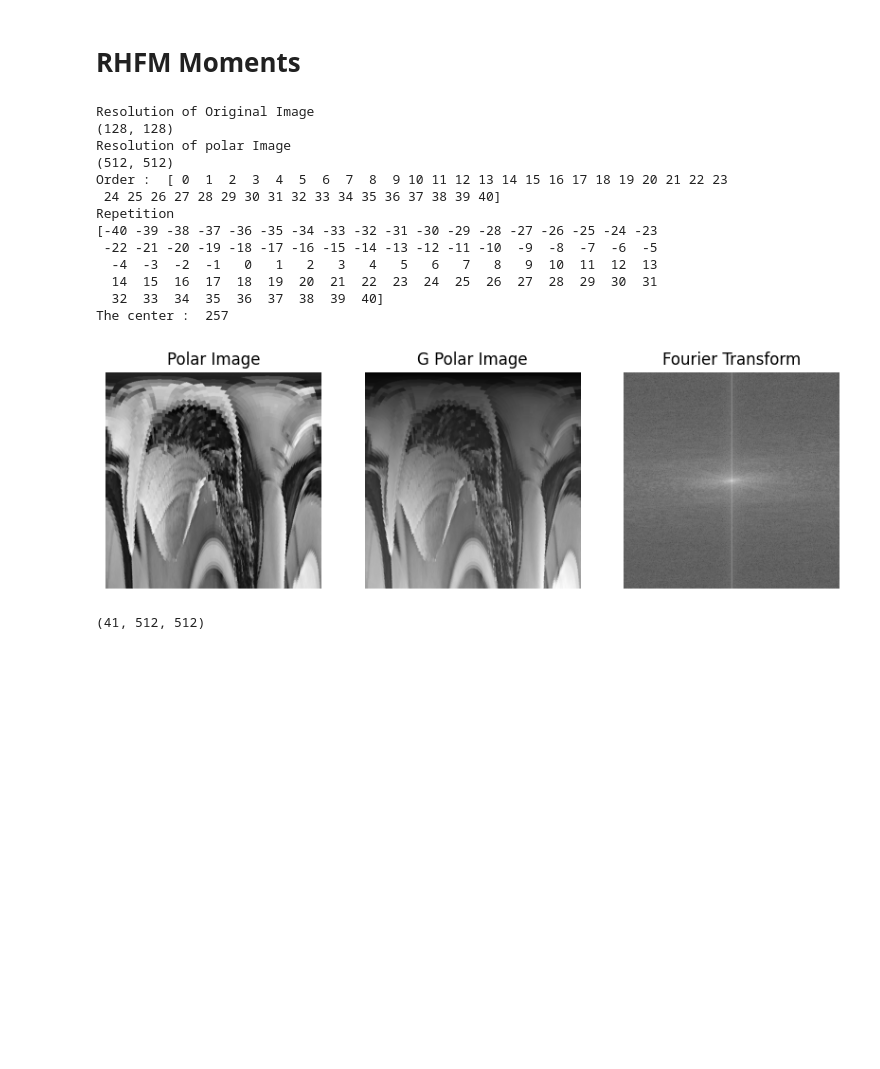
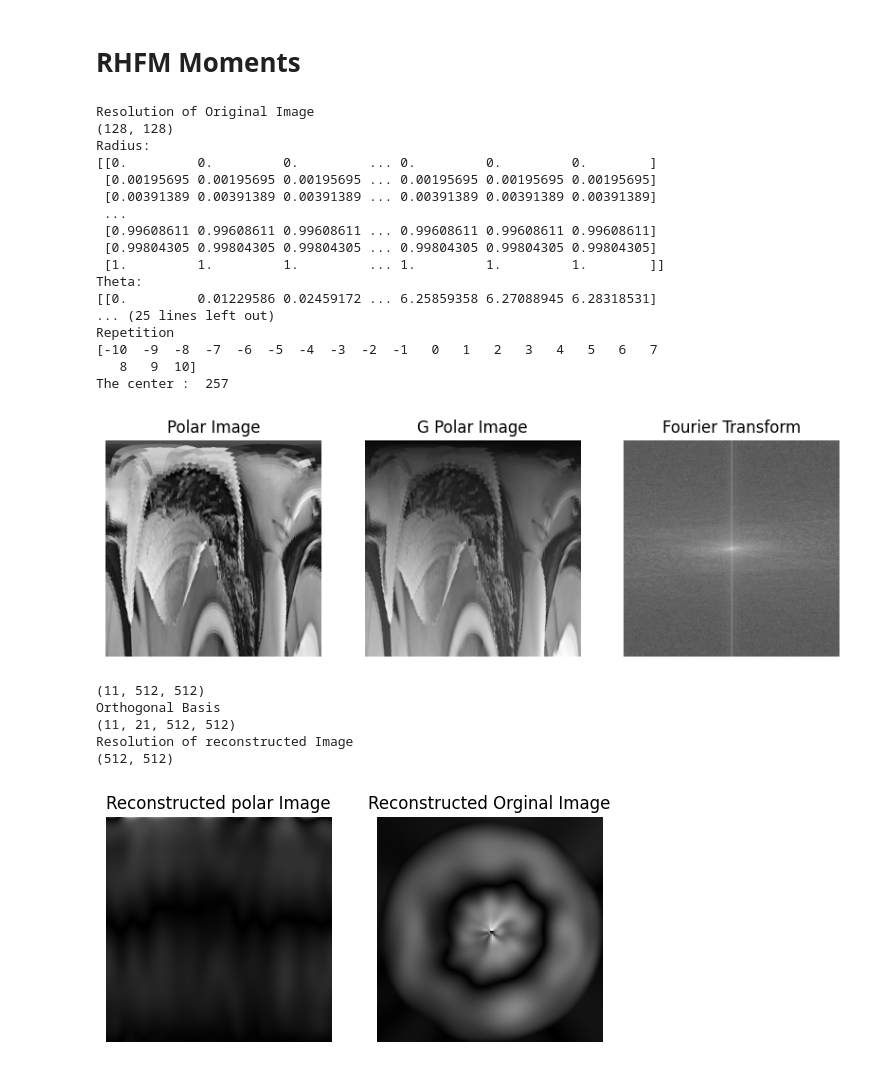
Before and after one commit to sajidcsecu/polarImage, a Jupyter notebook: PolarImage.ipynb, the cells around one changed output. Drawn from its saved outputs; the diff is of its cells as text; code cells hidden in the pictures; blank space fills up the shorter version.

```diff
--- a/PolarImage.ipynb
+++ b/PolarImage.ipynb
@@ -13,7 +13,7 @@ from scipy.ndimage import geometric_transform
 class PolarImageTransformation:
   def car_to_pol_chun(self,image,scaling_factor=4):
     height, width = image.shape
-    center_x, center_y = width // 2, height // 2
+    center_x, center_y = width // 2-1, height // 2-1
 
     # Define output polar image size
     polar_height = int(scaling_factor * height)  # Radial resolution
@@ -26,10 +26,18 @@ class PolarImageTransformation:
 
     # Create meshgrid in polar coordinates
     t, r = np.meshgrid(theta, r, indexing='xy')
+    print("Radius:")
+    print(r)
+    print("Theta:")
+    print(t)
 
     # Convert polar coordinates to Cartesian coordinates
     x = (r * (width / 2) * np.cos(t)).astype(int) + center_x
     y = -(r * (height / 2) * np.sin(t)).astype(int) + center_y + 1
+    print("X:")
+    print(x)
+    print("Y:")
+    print(y)
 
     # Clip coordinates to prevent out-of-bounds errors
     x = np.clip(x, 0, width - 1)
@@ -268,8 +287,8 @@ if __name__ == "__main__":
     polar_image = pit.car_to_pol_chun(image)
     print("Resolution of polar Image")
     print(polar_image.shape)
-    order = 40
-    repetition = 40
+    order = 10
+    repetition = 10
     n = np.arange(order + 1)
     print("Order : ",n)
     m = np.arange(-repetition, repetition + 1)
@@ -277,41 +296,50 @@ if __name__ == "__main__":
     print(m)
     prhfm = PolarRHFM()
     Mpq = prhfm.compute_moments_of_polar_image(polar_image,n,m)
     # print("Moments : ")
     # print(Mpq)
     height, width = polar_image.shape
     r= np.linspace(0, 1, height)  # Normalized radius (0 to 1)
     t = np.linspace(0, 2 * np.pi, width)  # Full 360-degree range
     theta, radius = np.meshgrid(t, r, indexing='xy')
     ihpq = prhfm.basis_function(order, repetition, radius, theta)
     print("Orthogonal Basis")
     print(ihpq.shape)
     reconstructed_polar_image = prhfm.ct_reconstruct(Mpq, ihpq)
     print("Resolution of reconstructed Image")
     print(reconstructed_polar_image.shape)
     plt.subplot(1, 2, 1)
     plt.title("Reconstructed polar Image")
     plt.imshow(reconstructed_polar_image, cmap="gray")
     plt.axis("off")
     car_image = pit.pol_to_car_chun(reconstructed_polar_image)
     plt.subplot(1, 2, 2)
     plt.title("Reconstructed Orginal Image")
     plt.imshow(car_image, cmap="gray")
     plt.axis("off")
     plt.show()
 # %% [output]
 Resolution of Original Image
 (128, 128)
-Resolution of polar Image
-(512, 512)
-Order :  [ 0  1  2  3  4  5  6  7  8  9 10 11 12 13 14 15 16 17 18 19 20 21 22 23
- 24 25 26 27 28 29 30 31 32 33 34 35 36 37 38 39 40]
+Radius:
+[[0.         0.         0.         ... 0.         0.         0.        ]
+ [0.00195695 0.00195695 0.00195695 ... 0.00195695 0.00195695 0.00195695]
+ [0.00391389 0.00391389 0.00391389 ... 0.00391389 0.00391389 0.00391389]
+ ...
+ [0.99608611 0.99608611 0.99608611 ... 0.99608611 0.99608611 0.99608611]
+ [0.99804305 0.99804305 0.99804305 ... 0.99804305 0.99804305 0.99804305]
+ [1.         1.         1.         ... 1.         1.         1.        ]]
+Theta:
+[[0.         0.01229586 0.02459172 ... 6.25859358 6.27088945 6.28318531]
+... (25 lines left out)
 Repetition
-[-40 -39 -38 -37 -36 -35 -34 -33 -32 -31 -30 -29 -28 -27 -26 -25 -24 -23
- -22 -21 -20 -19 -18 -17 -16 -15 -14 -13 -12 -11 -10  -9  -8  -7  -6  -5
-  -4  -3  -2  -1   0   1   2   3   4   5   6   7   8   9  10  11  12  13
-  14  15  16  17  18  19  20  21  22  23  24  25  26  27  28  29  30  31
-  32  33  34  35  36  37  38  39  40]
+[-10  -9  -8  -7  -6  -5  -4  -3  -2  -1   0   1   2   3   4   5   6   7
+   8   9  10]
 The center :  257
-[figure, old version]
+[figure, new version]
-(41, 512, 512)
+(11, 512, 512)
+Orthogonal Basis
+(11, 21, 512, 512)
+Resolution of reconstructed Image
+(512, 512)
+[figure, added]
```
Also changed, not shown: parts of 1 cell of this notebook.
